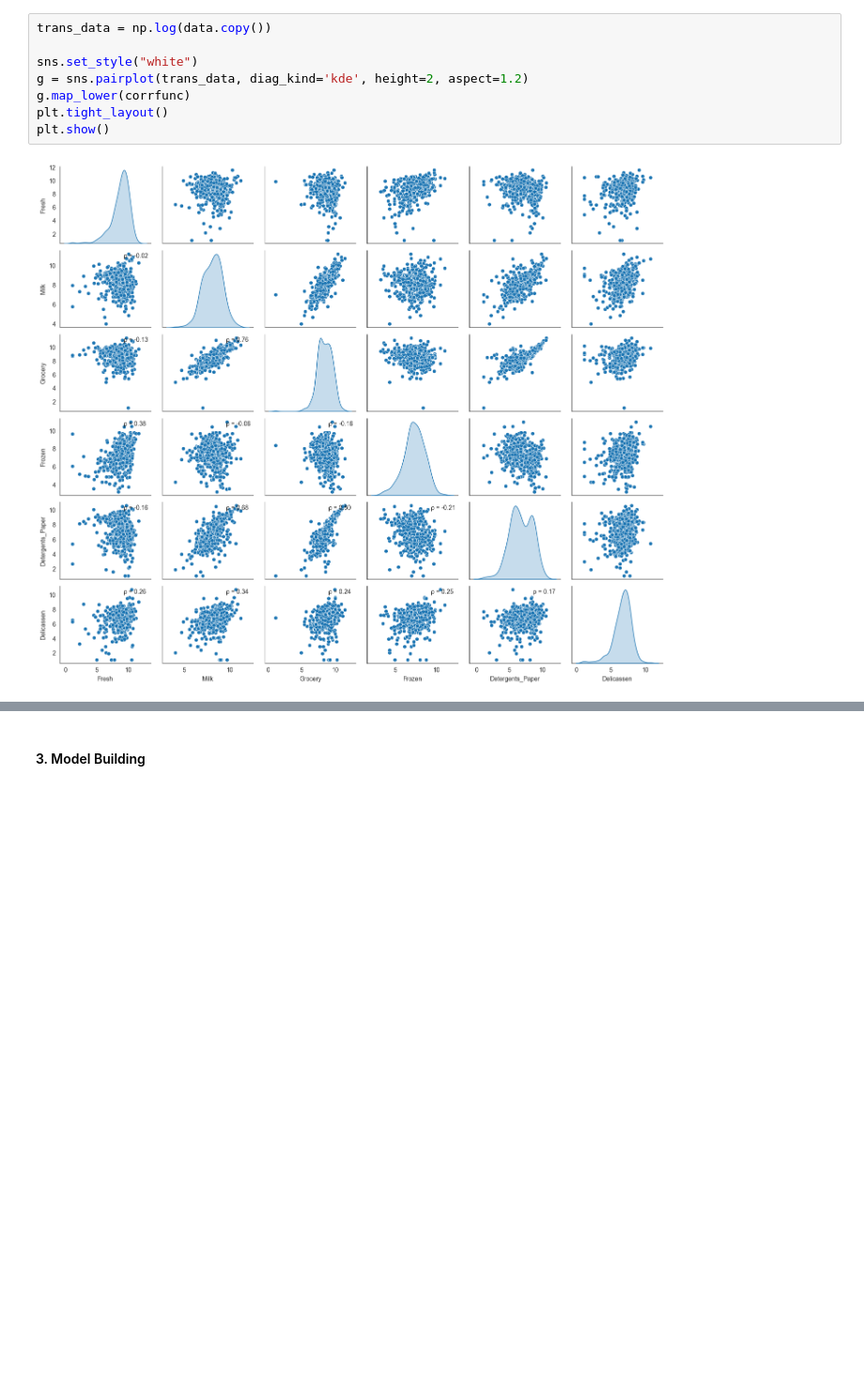
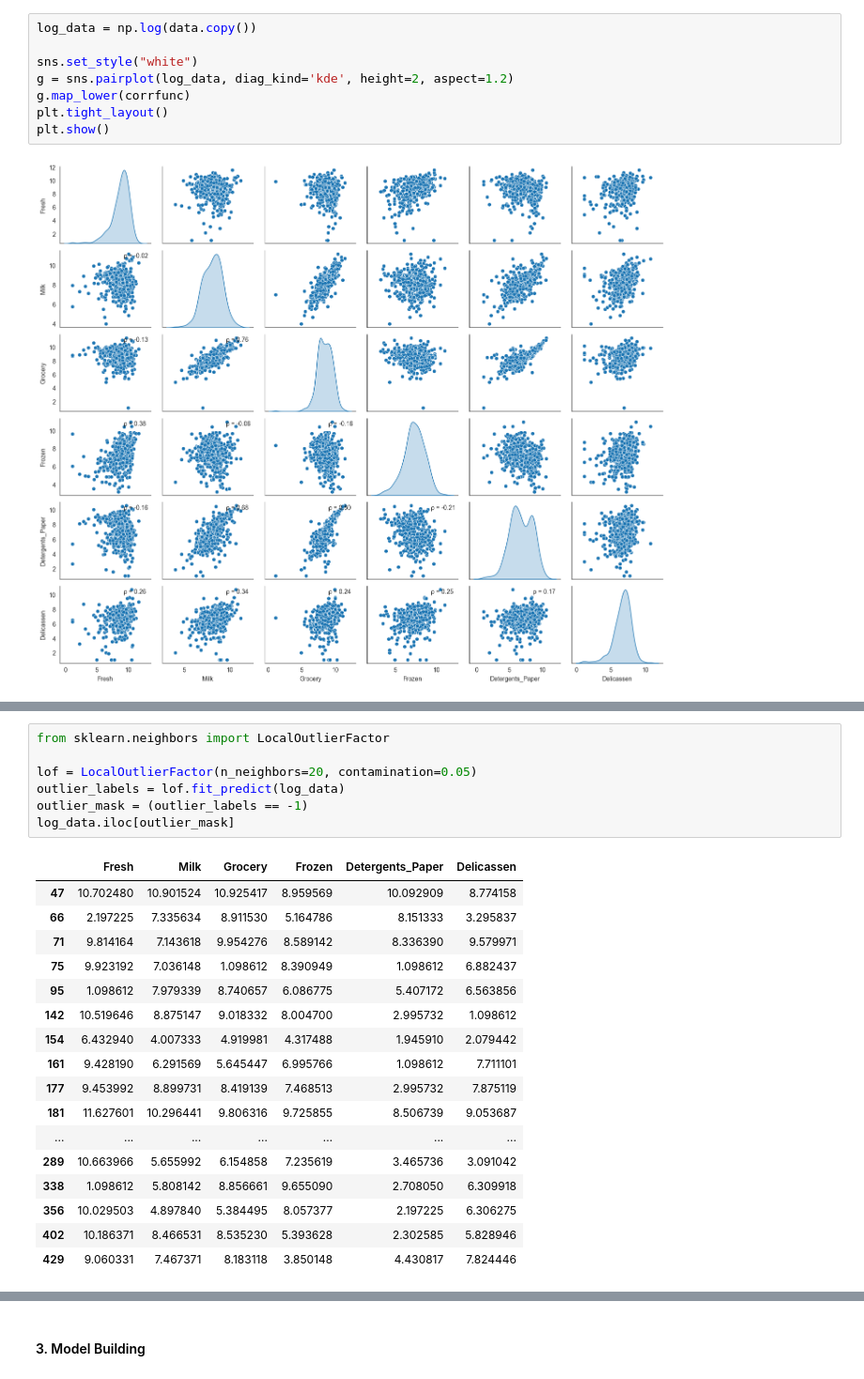
Before and after one commit to stzp777/csca-5632-unsupervised-learning, a Jupyter notebook: wholesale-customers-segmentation.ipynb, the cells around one changed output, grey strips where cells are left out. Shown at 94% size. Drawn from its saved outputs; the diff is of its cells as text; blank space fills up the shorter version.

```diff
--- a/wholesale-customers-segmentation.ipynb
+++ b/wholesale-customers-segmentation.ipynb
@@ -110,10 +95,10 @@ As mentioned in the previous steps, the dataset is pretty skewed and with potent
 # %% [markdown]
 After re-scaling the dataset using log transformation, the distributions of the features appear to be more normalized. And the correlations between features are broadly preserved.
 # %%
-trans_data = np.log(data.copy())
+log_data = np.log(data.copy())
 
 sns.set_style("white")
-g = sns.pairplot(trans_data, diag_kind='kde', height=2, aspect=1.2)
+g = sns.pairplot(log_data, diag_kind='kde', height=2, aspect=1.2)
 g.map_lower(corrfunc)
 plt.tight_layout()
 plt.show()
@@ -121,0 +147,25 @@ plt.show()
+# %%
+from sklearn.neighbors import LocalOutlierFactor
+
+lof = LocalOutlierFactor(n_neighbors=20, contamination=0.05)
+outlier_labels = lof.fit_predict(log_data)
+outlier_mask = (outlier_labels == -1)
+log_data.iloc[outlier_mask]
+# %% [output]
+|  | Fresh | Milk | Grocery | Frozen | Detergents_Paper | Delicassen |
+| 47 | 10.702480 | 10.901524 | 10.925417 | 8.959569 | 10.092909 | 8.774158 |
+| 66 | 2.197225 | 7.335634 | 8.911530 | 5.164786 | 8.151333 | 3.295837 |
+| 71 | 9.814164 | 7.143618 | 9.954276 | 8.589142 | 8.336390 | 9.579971 |
+| 75 | 9.923192 | 7.036148 | 1.098612 | 8.390949 | 1.098612 | 6.882437 |
+| 95 | 1.098612 | 7.979339 | 8.740657 | 6.086775 | 5.407172 | 6.563856 |
+| 142 | 10.519646 | 8.875147 | 9.018332 | 8.004700 | 2.995732 | 1.098612 |
+| 154 | 6.432940 | 4.007333 | 4.919981 | 4.317488 | 1.945910 | 2.079442 |
+| 161 | 9.428190 | 6.291569 | 5.645447 | 6.995766 | 1.098612 | 7.711101 |
+| 177 | 9.453992 | 8.899731 | 8.419139 | 7.468513 | 2.995732 | 7.875119 |
+| 181 | 11.627601 | 10.296441 | 9.806316 | 9.725855 | 8.506739 | 9.053687 |
+| ... | ... | ... | ... | ... | ... | ... |
+| 289 | 10.663966 | 5.655992 | 6.154858 | 7.235619 | 3.465736 | 3.091042 |
+| 338 | 1.098612 | 5.808142 | 8.856661 | 9.655090 | 2.708050 | 6.309918 |
+| 356 | 10.029503 | 4.897840 | 5.384495 | 8.057377 | 2.197225 | 6.306275 |
+| 402 | 10.186371 | 8.466531 | 8.535230 | 5.393628 | 2.302585 | 5.828946 |
+| 429 | 9.060331 | 7.467371 | 8.183118 | 3.850148 | 4.430817 | 7.824446 |
```
Also changed, not shown: parts of 17 cells of this notebook, 2 other files.
